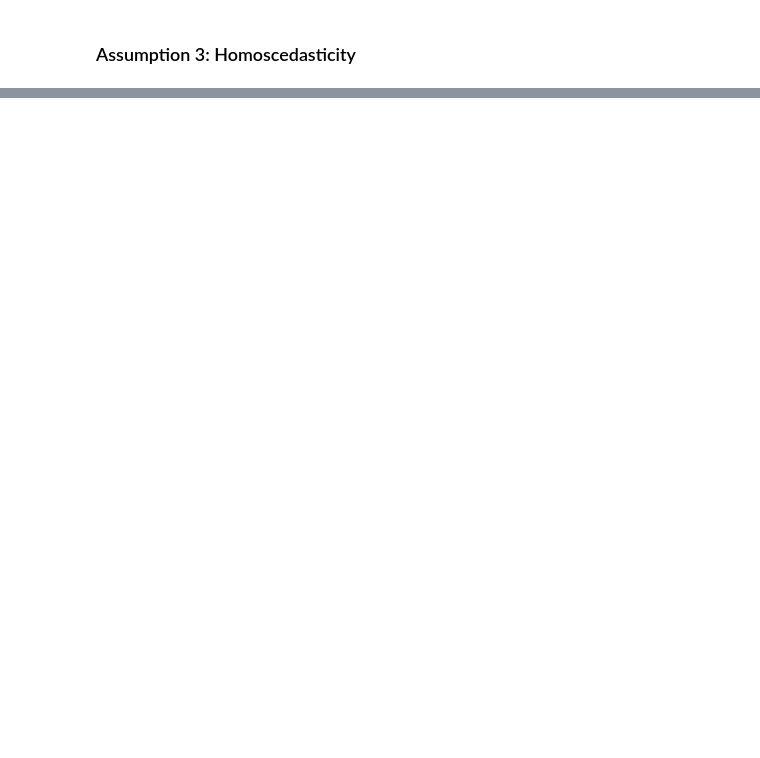
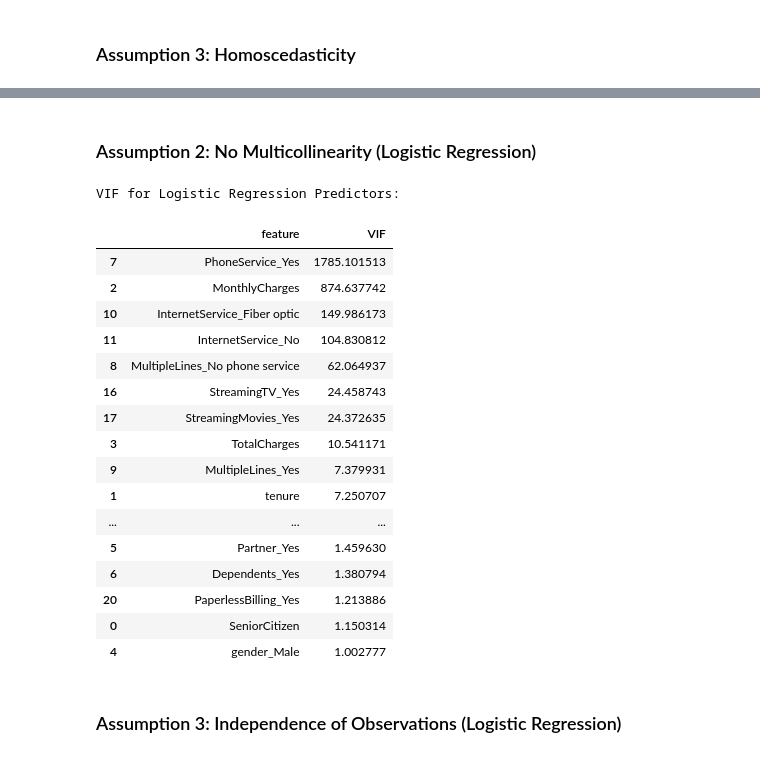
Before and after one commit to TiffanyDegbotse/XAI_assignment2, a Jupyter notebook: template.ipynb, the cells around one changed output, grey strips where cells are left out. Drawn from its saved outputs; the diff is of its cells as text; code cells hidden in the pictures; blank space fills up the shorter version.

```diff
--- a/template.ipynb
+++ b/template.ipynb
@@ -312,0 +504,38 @@ print(dict(zip(labels, bp_test)))
+# %% [markdown]
+### Assumption 2: No Multicollinearity (Logistic Regression)
+# %%
+from statsmodels.stats.outliers_influence import variance_inflation_factor
+import pandas as pd
+
+# Convert the DataFrame to a NumPy array with a float dtype for VIF calculation
+X_train_numeric_for_vif = X_train_encoded.values.astype(float)
+
+# Calculate VIF for each feature
+vif_data_logistic = pd.DataFrame()
+vif_data_logistic["feature"] = X_train_encoded.columns
+vif_data_logistic["VIF"] = [variance_inflation_factor(X_train_numeric_for_vif, i)
+                            for i in range(X_train_numeric_for_vif.shape[1])]
+
+print("VIF for Logistic Regression Predictors:")
+display(vif_data_logistic.sort_values(by='VIF', ascending=False))
+# %% [output]
+VIF for Logistic Regression Predictors:
+|  | feature | VIF |
+| 7 | PhoneService_Yes | 1785.101513 |
+| 2 | MonthlyCharges | 874.637742 |
+| 10 | InternetService_Fiber optic | 149.986173 |
+| 11 | InternetService_No | 104.830812 |
+| 8 | MultipleLines_No phone service | 62.064937 |
+| 16 | StreamingTV_Yes | 24.458743 |
+| 17 | StreamingMovies_Yes | 24.372635 |
+| 3 | TotalCharges | 10.541171 |
+| 9 | MultipleLines_Yes | 7.379931 |
+| 1 | tenure | 7.250707 |
+| ... | ... | ... |
+| 5 | Partner_Yes | 1.459630 |
+| 6 | Dependents_Yes | 1.380794 |
+| 20 | PaperlessBilling_Yes | 1.213886 |
+| 0 | SeniorCitizen | 1.150314 |
+| 4 | gender_Male | 1.002777 |
+# %% [markdown]
+### Assumption 3: Independence of Observations (Logistic Regression)
```
Also changed, not shown: parts of 17 cells of this notebook.
